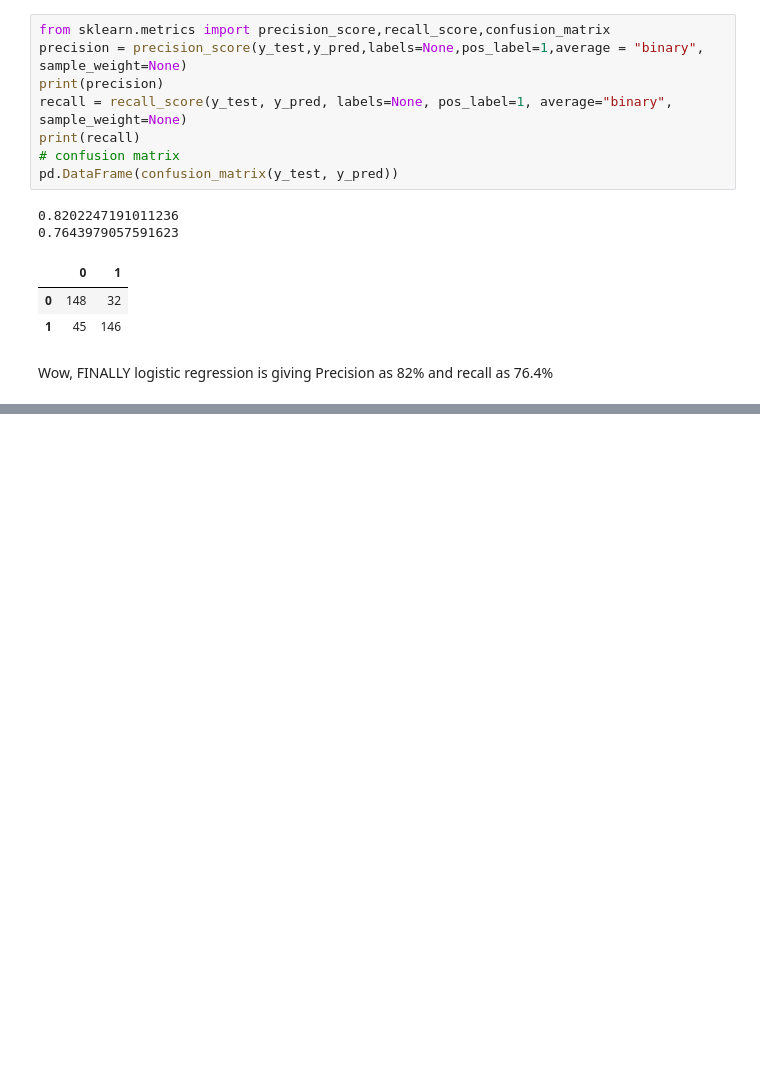
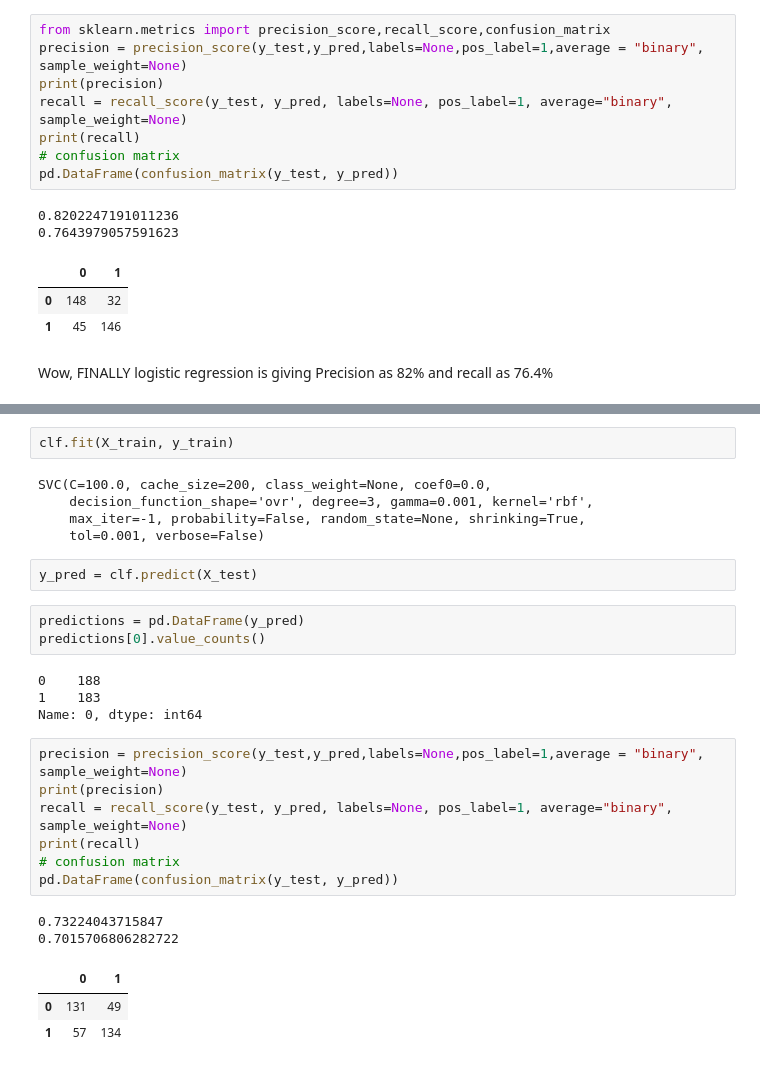
Before and after one commit to prernasinghal88/Are-you-sure-to-Insure-, a Jupyter notebook: Insurer_submission.ipynb, the cells around one changed output, grey strips where cells are left out. Drawn from its saved outputs; the diff is of its cells as text; blank space fills up the shorter version.

```diff
--- a/Insurer_submission.ipynb
+++ b/Insurer_submission.ipynb
@@ -564,0 +603,29 @@ Wow, FINALLY logistic regression is giving Precision as 82% and recall as 76.4%
+# %%
+clf.fit(X_train, y_train)
+# %% [output]
+SVC(C=100.0, cache_size=200, class_weight=None, coef0=0.0,
+    decision_function_shape='ovr', degree=3, gamma=0.001, kernel='rbf',
+    max_iter=-1, probability=False, random_state=None, shrinking=True,
+    tol=0.001, verbose=False)
+# %%
+y_pred = clf.predict(X_test)
+# %%
+predictions = pd.DataFrame(y_pred)
+predictions[0].value_counts()
+# %% [output]
+0    188
+1    183
+Name: 0, dtype: int64
+# %%
+precision = precision_score(y_test,y_pred,labels=None,pos_label=1,average = "binary", sample_weight=None)
+print(precision)
+recall = recall_score(y_test, y_pred, labels=None, pos_label=1, average="binary", sample_weight=None)
+print(recall)
+# confusion matrix
+pd.DataFrame(confusion_matrix(y_test, y_pred))
+# %% [output]
+0.73224043715847
+0.7015706806282722
+|  | 0 | 1 |
+| 0 | 131 | 49 |
+| 1 | 57 | 134 |
```
Also changed, not shown: parts of 22 cells of this notebook.
